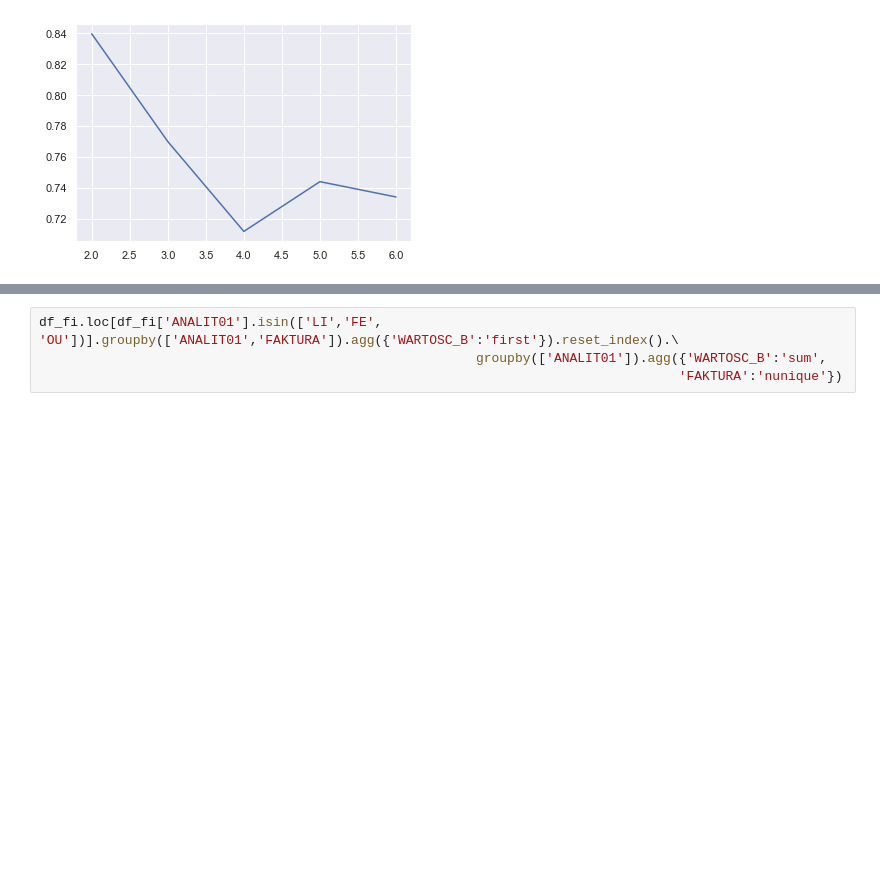
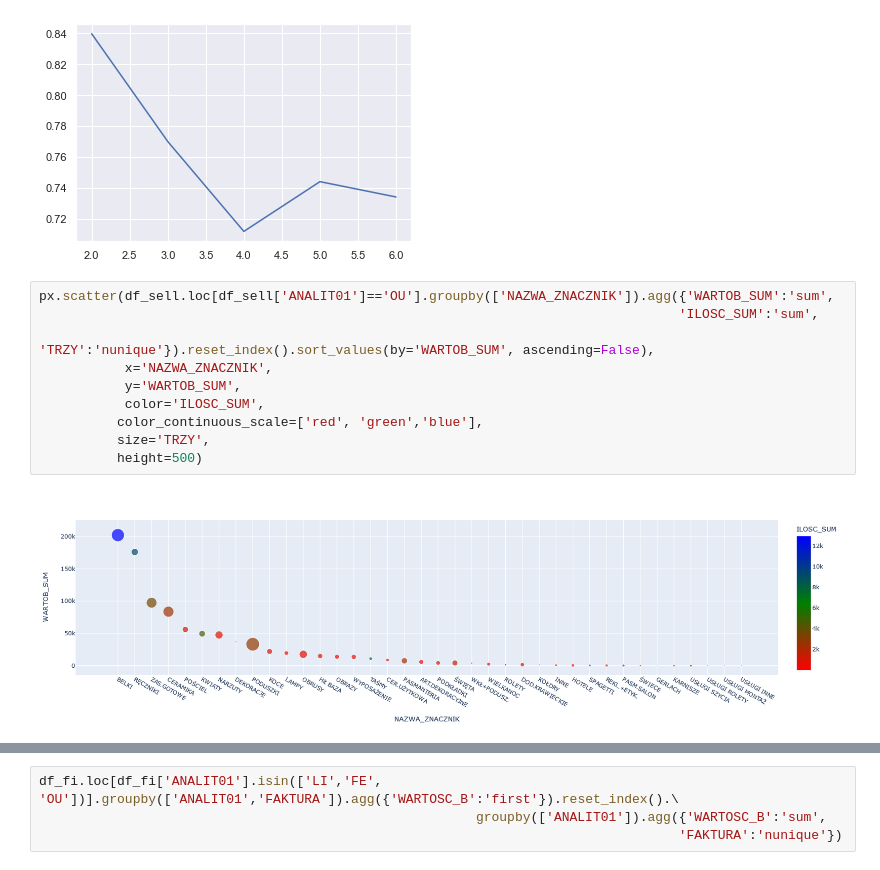
Before and after one commit to plggrzybuch/reklamacje, a Jupyter notebook: reklamacje_sql.ipynb, the cells around one changed output, grey strips where cells are left out. Cells and saved outputs as stored; diff of their text form; blank space fills up the shorter version.

```diff
--- a/reklamacje_sql.ipynb
+++ b/reklamacje_sql.ipynb
@@ -409,3 +380,15 @@ func_cluster(df_fi_sell, '', 'OUTLET',1)
 # %% [output]
 [figure]
 [figure]
+# %%
+px.scatter(df_sell.loc[df_sell['ANALIT01']=='OU'].groupby(['NAZWA_ZNACZNIK']).agg({'WARTOB_SUM':'sum',
+                                                                                  'ILOSC_SUM':'sum',
+                                                                                  'TRZY':'nunique'}).reset_index().sort_values(by='WARTOB_SUM', ascending=False),
+           x='NAZWA_ZNACZNIK',
+           y='WARTOB_SUM',
+           color='ILOSC_SUM',
+          color_continuous_scale=['red', 'green','blue'],
+          size='TRZY',
+          height=500)
+# %% [output]
+[figure, added]
```
Also changed, not shown: parts of 18 cells of this notebook.
